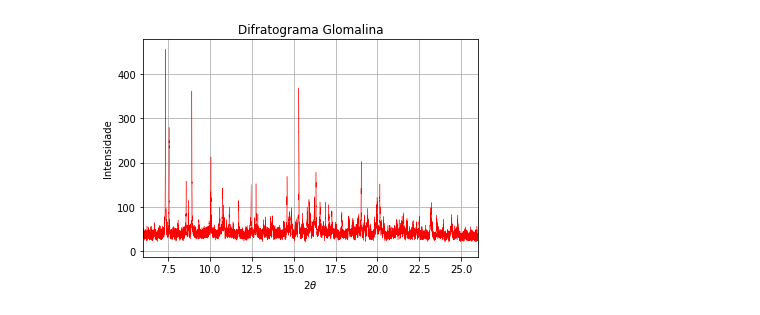
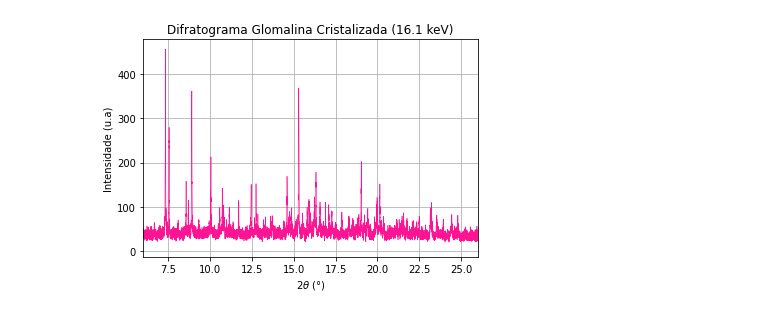
Before and after one commit to Karl-Marcos/dados_lab, a Jupyter notebook: difracao.ipynb, the cells around one changed output. Cells and saved outputs as stored; diff of their text form; code cells hidden in the pictures.

```diff
--- a/difracao.ipynb
+++ b/difracao.ipynb
@@ -10,12 +10,12 @@ x = dados['2theta']
 y = dados['Unnamed: 1']
 # %%
 fig, ax = plt.subplots(1,1)
-ax.plot(x,y, c = 'r', linewidth = 0.4)
-ax.set_xlabel(r'$2\theta$')
-ax.set_ylabel('Intensidade')
+ax.plot(x,y, c = 'deeppink', linewidth = 0.6)
+ax.set_xlabel(r'$2\theta$ (°)')
+ax.set_ylabel('Intensidade (u.a)')
 ax.grid('--')
-ax.set_title('Difratograma Glomalina')
+ax.set_title('Difratograma Glomalina Cristalizada (16.1 keV)')
 ax.set_xlim(6,26)
 plt.savefig(r'graficos/difratograma_glomalina.png', dpi = 200)
 # %% [output]
-[figure, old version]
+[figure, new version]
```
Also changed, not shown: 5 other files.
